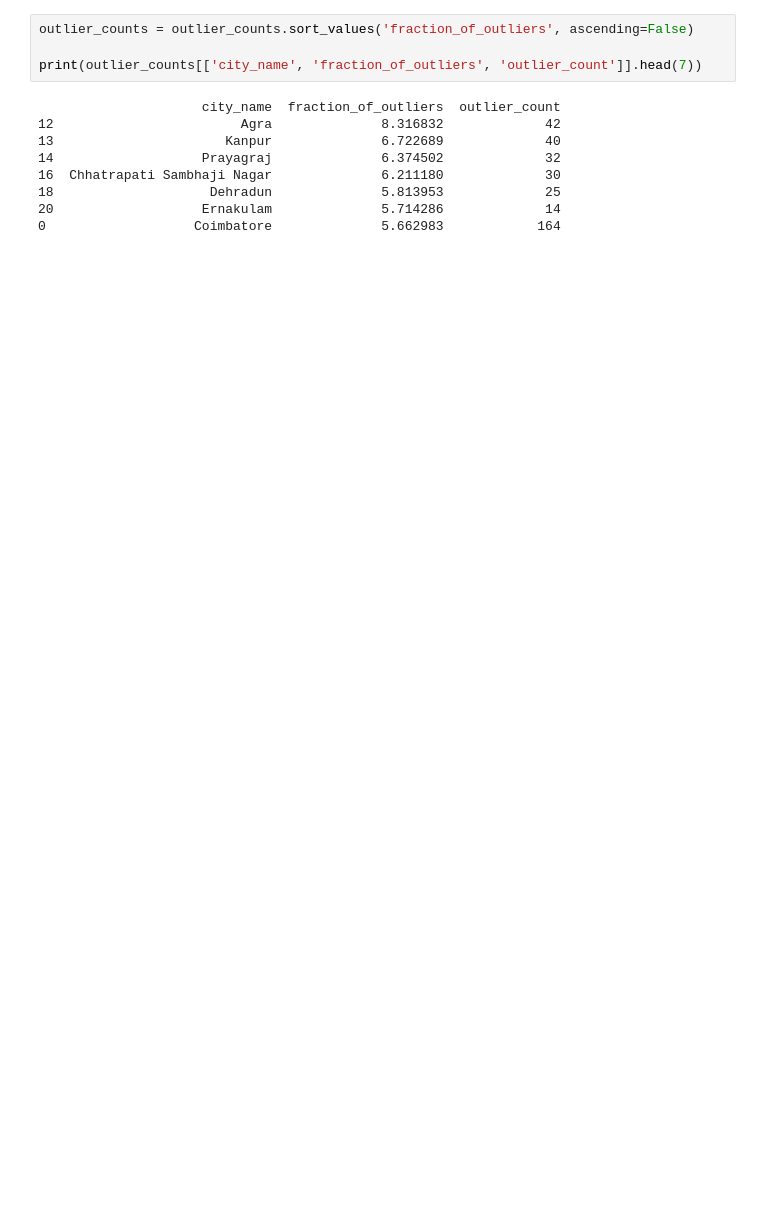
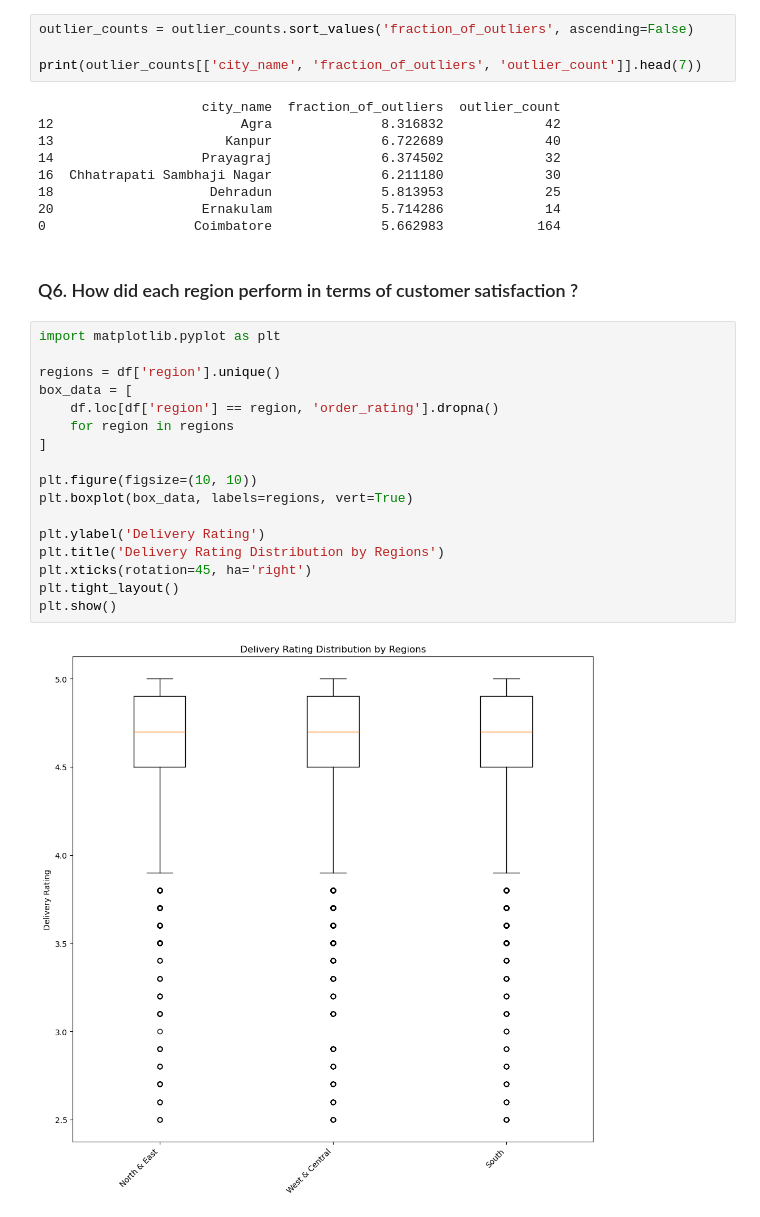
Before and after one commit to shubhx32/Network-Food-Delivery-EDA, a Jupyter notebook: notebooks/Food-Delivery-EDA.ipynb, the cells around one changed output. Saved outputs shown, nothing was run; the diff lists cells and outputs as text; blank space fills up the shorter version.

```diff
--- a/notebooks/Food-Delivery-EDA.ipynb
+++ b/notebooks/Food-Delivery-EDA.ipynb
@@ -750,3 +920,24 @@ print(outlier_counts[['city_name', 'fraction_of_outliers', 'outlier_count']].hea
 18                    Dehradun              5.813953             25
 20                   Ernakulam              5.714286             14
 0                   Coimbatore              5.662983            164
+# %% [markdown]
+### Q6. How did each region perform in terms of customer satisfaction ?
+# %%
+import matplotlib.pyplot as plt
+
+regions = df['region'].unique()
+box_data = [
+    df.loc[df['region'] == region, 'order_rating'].dropna()
+    for region in regions
+]
+
+plt.figure(figsize=(10, 10))
+plt.boxplot(box_data, labels=regions, vert=True)
+
+plt.ylabel('Delivery Rating')
+plt.title('Delivery Rating Distribution by Regions')
+plt.xticks(rotation=45, ha='right')
+plt.tight_layout()
+plt.show()
+# %% [output]
+[figure, added]
```
Also changed, not shown: parts of 32 cells of this notebook, 19 other files.
